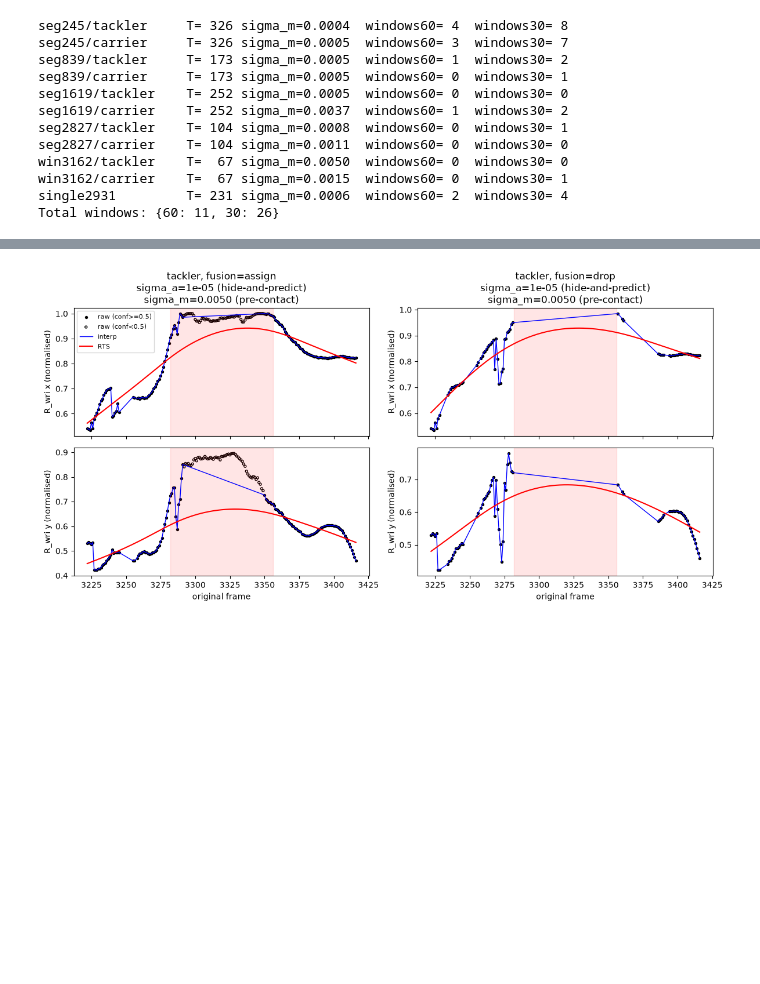
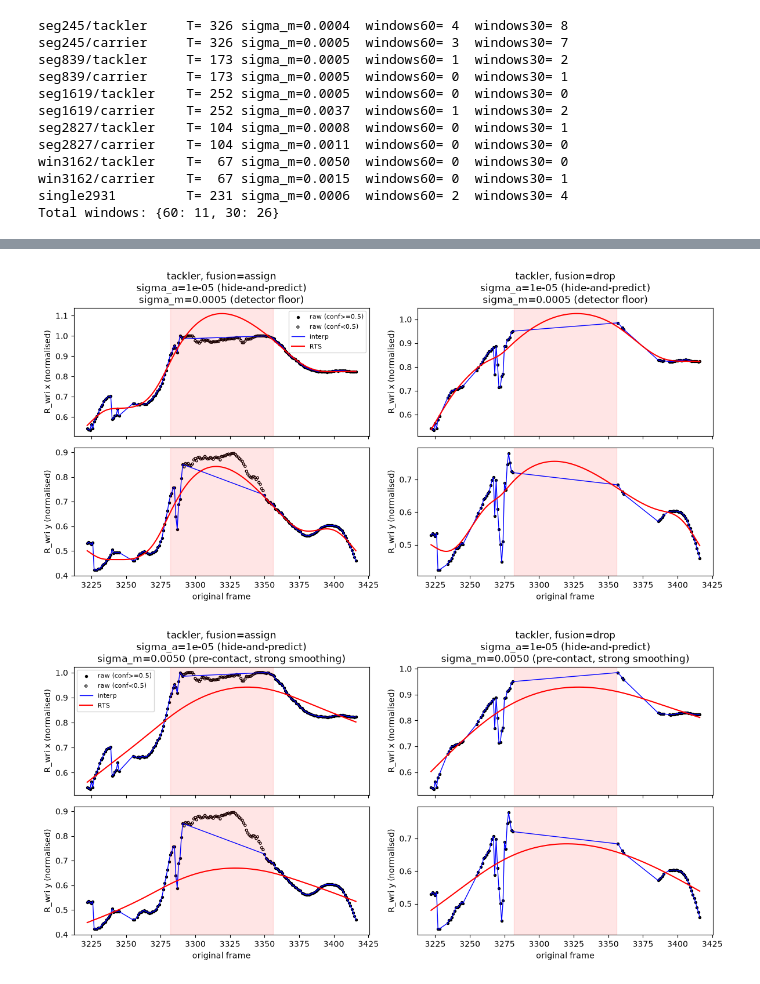
Before and after one commit to Yuuaraki/rugby-video-analytics, a Jupyter notebook: phase2/PhaseB_temporal_baselines.ipynb, the cells around one changed output, grey strips where cells are left out. Saved outputs shown, nothing was run; the diff lists cells and outputs as text; code cells hidden in the pictures; blank space fills up the shorter version.

Commit message:
phase2: sigma_m unified to detector floor (0.0005); fig1 floor + strong versions; apply_identity_fix.py (IDs only, coords untouched)

```diff
--- a/phase2/PhaseB_temporal_baselines.ipynb
+++ b/phase2/PhaseB_temporal_baselines.ipynb
@@ -188,6 +188,16 @@ params["sigma_a"] = summary[60]["best"]
 params["sigma_a_by_window"] = {str(win): summary[win].copy() for win in summary}
 params["sigma_a_note"] = "provisional: RTS-grid minimum on P9201256 visible segments, not evidence of superiority over interpolation; update with the training footage"
 PARAMS.write_text(json.dumps(params, indent=2)); print(PARAMS.read_text())
+
+calm = {n: r["sigma_m"] for n, r in results.items() if not n.startswith("win3162")}      # calm segments only (pre-contact excluded)
+SM_FLOOR = float(np.median(list(calm.values())))
+params = json.loads(PARAMS.read_text())
+params["sigma_m_pre_contact"] = params.get("sigma_m_pre_contact", params["sigma_m"])        # keep per-person values for the _strong figure
+params["sigma_m"] = SM_FLOOR                                                               # decision 10/03: detector floor, common to all
+params["sigma_m_rule"] = f"detector floor: median of {len(calm)} calm-segment estimates (pre-contact excluded), common to all persons"
+params["sigma_m_floor_series"] = {n: round(v, 5) for n, v in calm.items()}
+PARAMS.write_text(json.dumps(params, indent=2))
+print(f"sigma_m floor = {SM_FLOOR:.5f}  from {len(calm)} series  -> smoothing scale ~ {np.sqrt(SM_FLOOR / params['sigma_a']):.1f} frames")
 # %% [output]
 60-frame: n=11, best=1.0e-05, RTS=0.01055, interp=0.00932
 WARNING: 60-frame RTS minimum does not outperform linear interpolation
@@ -218,11 +228,13 @@ params = json.loads(PARAMS.read_text())
 SIGMA_A = params["sigma_a"]
 if SIGMA_A is None or not np.isfinite(SIGMA_A) or SIGMA_A <= 0:
     raise ValueError("Select a finite, positive sigma_a in Step C before running Step D")
-out = {}
+out, out_strong = {}, {}
 for key, s in S.items():
     c12, k12 = s["coords"][:, BODY12], s["confs"][:, BODY12]
     obs = observed_mask(c12, k12)
-    sm = params["sigma_m"][key[0]]
+    sm = params["sigma_m"]                                    # detector floor, common (decision 10/03)
+    sm_strong = params["sigma_m_pre_contact"][key[0]]         # per-person pre-contact value -> "_strong" figure
     out[key] = dict(obs=obs, sigma_m=sm, **smooth_sheet(c12, k12, SIGMA_A, sm))
-    print(key, f"sigma_m = {sm:.5f}", " observed joint-frames:", int(obs.sum()), "/", obs.size)
+    out_strong[key] = dict(obs=obs, sigma_m=sm_strong, **smooth_sheet(c12, k12, SIGMA_A, sm_strong))
+    print(key, f"sigma_m = {sm:.5f}", f"sigma_m_strong = {sm_strong:.5f}", " observed joint-frames:", int(obs.sum()), "/", obs.size)
 # %% [output]
@@ -233,32 +245,38 @@ for key, s in S.items():
 # %%
-J = 5
-fig, axes = plt.subplots(2, 2, figsize=(12, 6), sharex=True)
-for col, fus in enumerate(("assign", "drop")):
-    s, o = S[("tackler", fus)], out[("tackler", fus)]
-    fr = s["frames"]
-    z = s["coords"][:, BODY12[J]]
-    ob = o["obs"][:, J]
-    has = z[:, 0] != 0
-    for row, name in enumerate("xy"):
-        ax = axes[row, col]
-        ax.scatter(fr[ob], z[ob, row], s=8, c="k", label="raw (conf>=0.5)")
-        ax.scatter(fr[has & ~ob], z[has & ~ob, row], s=8, facecolors="none", edgecolors="k", label="raw (conf<0.5)")
-        ax.plot(fr, o["interp"][:, J, row], "b-", lw=1, label="interp")
-        ax.plot(fr, o["smooth"][:, J, row], "r-", lw=1.5, label="RTS")
-        ax.axvspan(*FUSION_WIN, color="r", alpha=0.10)
-        ax.set_ylabel(f"R_wri {name} (normalised)")
-        if row == 0:
-            ax.set_title(f"tackler, fusion={fus}\nsigma_a={SIGMA_A:.0e} (hide-and-predict)\nsigma_m={o['sigma_m']:.4f} (pre-contact)")
-axes[1, 0].set_xlabel("original frame")
-axes[1, 1].set_xlabel("original frame")
-axes[0, 0].legend(fontsize=8)
-plt.tight_layout()
-figure_path = PARAMS.parent / "fig_temporal_P9201256_tackler_Rwri.png"
-figure_path.parent.mkdir(parents=True, exist_ok=True)
-fig.savefig(figure_path, dpi=120)
-plt.show()
+def plot_fig1(o_all, tag, fname):
+    J = 5
+    fig, axes = plt.subplots(2, 2, figsize=(12, 6), sharex=True)
+    for col, fus in enumerate(("assign", "drop")):
+        s, o = S[("tackler", fus)], o_all[("tackler", fus)]
+        fr = s["frames"]
+        z = s["coords"][:, BODY12[J]]
+        ob = o["obs"][:, J]
+        has = z[:, 0] != 0
+        for row, name in enumerate("xy"):
+            ax = axes[row, col]
+            ax.scatter(fr[ob], z[ob, row], s=8, c="k", label="raw (conf>=0.5)")
+            ax.scatter(fr[has & ~ob], z[has & ~ob, row], s=8, facecolors="none", edgecolors="k", label="raw (conf<0.5)")
+            ax.plot(fr, o["interp"][:, J, row], "b-", lw=1, label="interp")
+            ax.plot(fr, o["smooth"][:, J, row], "r-", lw=1.5, label="RTS")
+            ax.axvspan(*FUSION_WIN, color="r", alpha=0.10)
+            ax.set_ylabel(f"R_wri {name} (normalised)")
+            if row == 0:
+                ax.set_title(f"tackler, fusion={fus}\nsigma_a={SIGMA_A:.0e} (hide-and-predict)\nsigma_m={o['sigma_m']:.4f} ({tag})")
+    axes[1, 0].set_xlabel("original frame")
+    axes[1, 1].set_xlabel("original frame")
+    axes[0, 0].legend(fontsize=8)
+    plt.tight_layout()
+    figure_path = PARAMS.parent / fname
+    figure_path.parent.mkdir(parents=True, exist_ok=True)
+    fig.savefig(figure_path, dpi=120)
+    plt.show()
+
+
+plot_fig1(out, "detector floor", "fig_temporal_P9201256_tackler_Rwri.png")
+plot_fig1(out_strong, "pre-contact, strong smoothing", "fig_temporal_P9201256_tackler_Rwri_strong.png")
 # %% [output]
-[figure, old version]
+[figure, new version]
+[figure, added]
 # %%
 from phase2.metrics import jk_table
 NAMES = ["L_sho","R_sho","L_elb","R_elb","L_wri","R_wri","L_hip","R_hip","L_kne","R_kne","L_ank","R_ank"]
```
Also changed, not shown: parts of 4 cells of this notebook, 4 other files.
